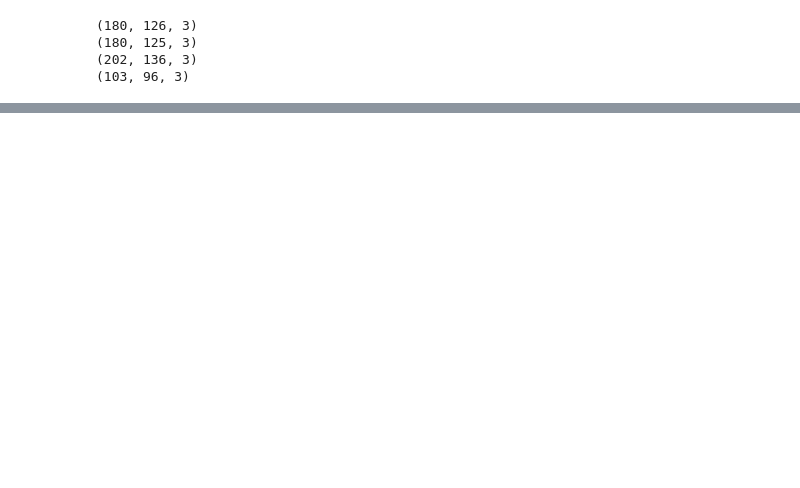
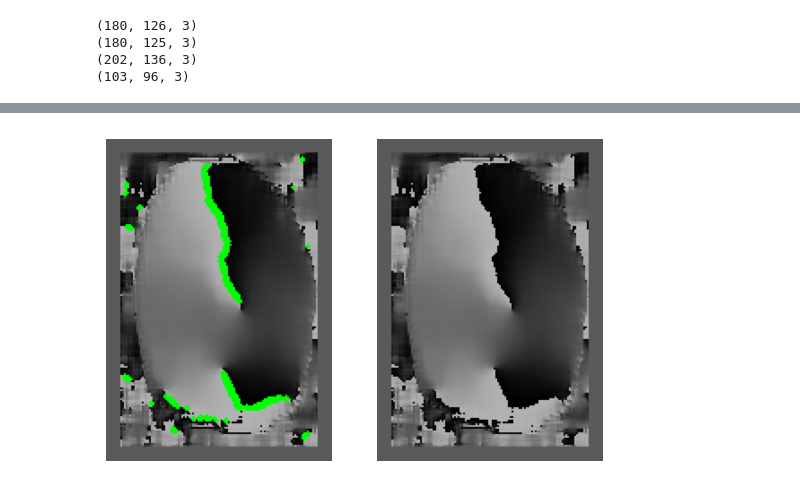
Before and after one commit to FourthCourseProjects/FingerPrintDetection, a Jupyter notebook: main.ipynb, the cells around one changed output, grey strips where cells are left out. Saved outputs shown, nothing was run; the diff lists cells and outputs as text; code cells hidden in the pictures; blank space fills up the shorter version.

Commit message:
High Contrast Points Detector created, it works with the Sobel Gradients and with a normal distribution to eliminate all those points which are not outliers

```diff
--- a/main.ipynb
+++ b/main.ipynb
@@ -73,0 +85,28 @@ show(orientation_field_creator.create_field_for(image_03), cv.imread('fingerprin
+# %%
+class HighContrastPointDetector:
+    def __init__(self, std):
+        self.std = std
+
+    def calculate_for(self, image):
+        total_gradient_change = self._calculate_gradient(image)
+        return np.argwhere(total_gradient_change > self._contrast_threshold(total_gradient_change))
+
+    def _contrast_threshold(self, total_gradient_change):
+        return np.mean(total_gradient_change) + self.std * np.std(total_gradient_change)
+
+    def _calculate_gradient(self, image):
+        sobel_x_abs = np.abs(cv.Sobel(image, cv.CV_64F, 1, 0, ksize=11))
+        sobel_y_abs = np.abs(cv.Sobel(image, cv.CV_64F, 0, 1, ksize=11))
+        return sobel_x_abs + sobel_y_abs
+
+
+def create_image_with_hc(image):
+    result = image.copy()
+    for point in HighContrastPointDetector(3.7).calculate_for(image):
+        cv.circle(result, (point[1], point[0]), 1, (0, 255, 0), -1)
+    return result
+
+image = cv.cvtColor(cv.imread("orientation_fields/orientation_field_image_01_01.png", cv.COLOR_GRAY2BGR), cv.COLOR_GRAY2BGR)
+show(create_image_with_hc(image), image)
+# %% [output]
+[figure, added]
```
Also changed, not shown: parts of 8 cells of this notebook, 4 other files.
